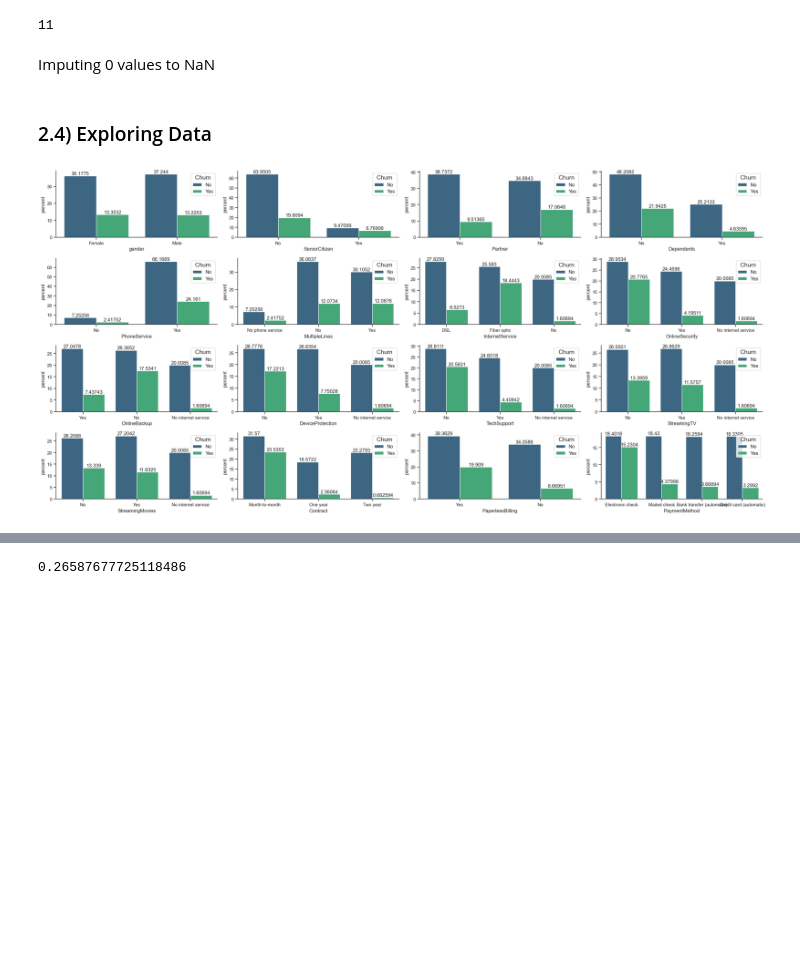
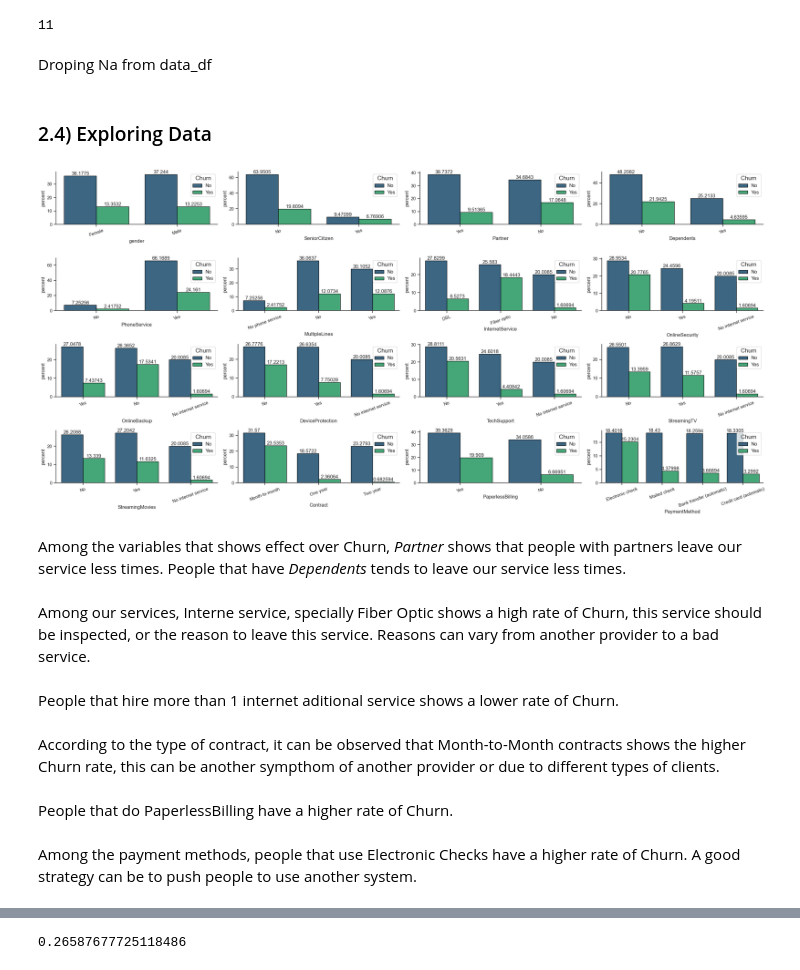
Before and after one commit to fbrownp/ml-churn, a Jupyter notebook: research/EDA_churn_analysis.ipynb, the cells around one changed output, grey strips where cells are left out. Cells and saved outputs as stored; diff of their text form; code cells hidden in the pictures; blank space fills up the shorter version.

```diff
--- a/research/EDA_churn_analysis.ipynb
+++ b/research/EDA_churn_analysis.ipynb
@@ -142,8 +142,8 @@ Check again if some values of Total Charges were null or NaN
 data_df.TotalCharges.isna().sum()
 # %% [output]
 11
-# %% [markdown]
-Imputing 0 values to NaN
+# %% [markdown]
+Droping Na from data_df
 # %%
 data_df.dropna(inplace=True)
 # %% [markdown]
@@ -151,18 +151,31 @@ data_df.dropna(inplace=True)
 # %%
 fig, ax = plt.subplots(4,4, figsize=(25,12))
 axes = ax.ravel()
 
-names = list(data_df.columns[[1,2,3,4,6,7,8,9,10,11,12,13,14,15,16,17]])
+names = list(data_df.drop(columns=["Churn", "customerID","tenure"]).columns)
 
 for name, axis in zip(names,axes):
     sns.countplot(x=data_df[name], hue=data_df["Churn"] , palette="viridis", ax=axis, stat="percent", edgecolor = 'Black')
+    axis.tick_params(axis='x', rotation=20)
     plt.setp(axis.get_legend().get_texts(), fontsize='12') # for legend text
     plt.setp(axis.get_legend().get_title(), fontsize='14') # for legend title
-
     for container in axis.containers:
         axis.bar_label(container)
 
 
 plt.tight_layout()
 # %% [output]
-[figure, old version]
+[figure, new version]
+# %% [markdown]
+Among the variables that shows effect over Churn, <i>Partner</i> shows that people with partners leave our service less times.
+People that have <i>Dependents</i> tends to leave our service less times.
+# %% [markdown]
+Among our services, Interne service, specially Fiber Optic shows a high rate of Churn, this service should be inspected, or the reason to leave this service. Reasons can vary from another provider to a bad service.
+# %% [markdown]
+People that hire more than 1 internet aditional service shows a lower rate of Churn.
+# %% [markdown]
+According to the type of contract, it can be observed that Month-to-Month contracts shows the higher Churn rate, this can be another sympthom of another provider or due to different types of clients.
+# %% [markdown]
+People that do PaperlessBilling have a higher rate of Churn.
+# %% [markdown]
+Among the payment methods, people that use Electronic Checks have a higher rate of Churn. A good strategy can be to push people to use another system.
```
Also changed, not shown: parts of 85 cells of this notebook, 1 other file.
